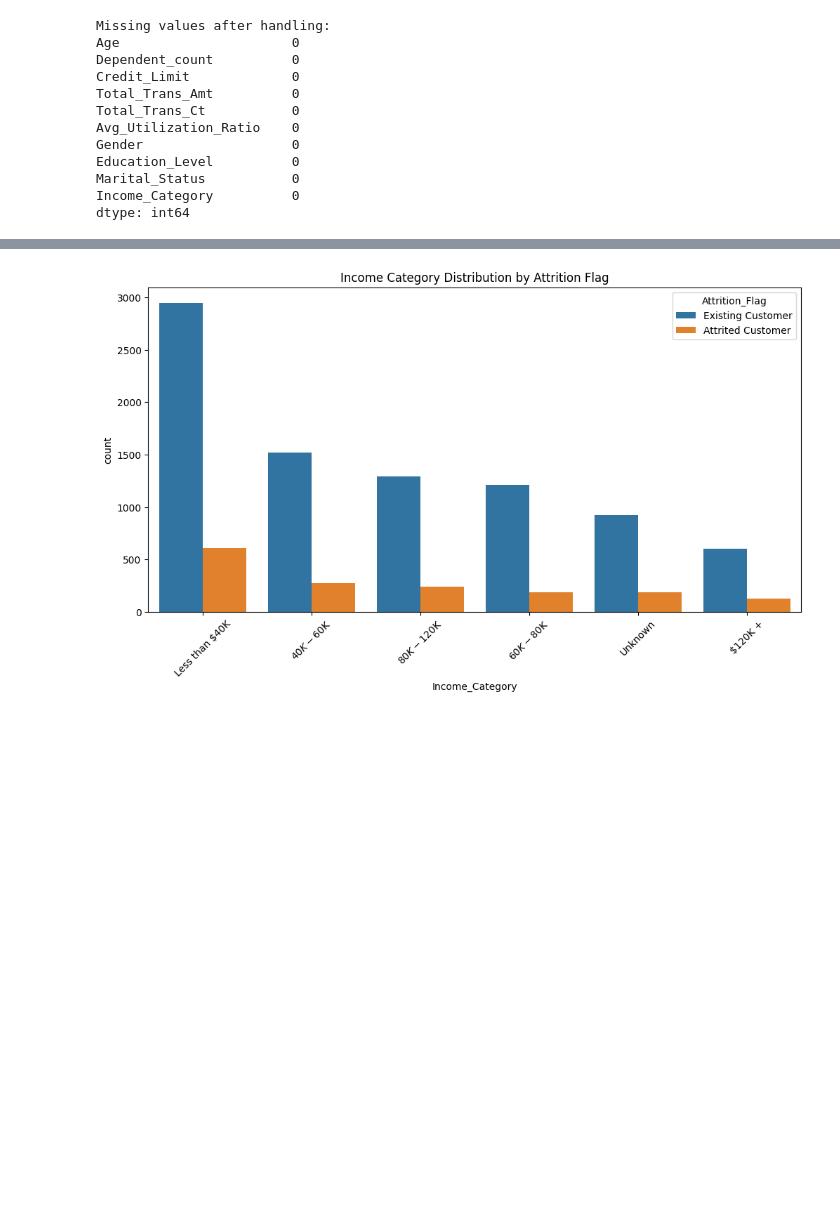
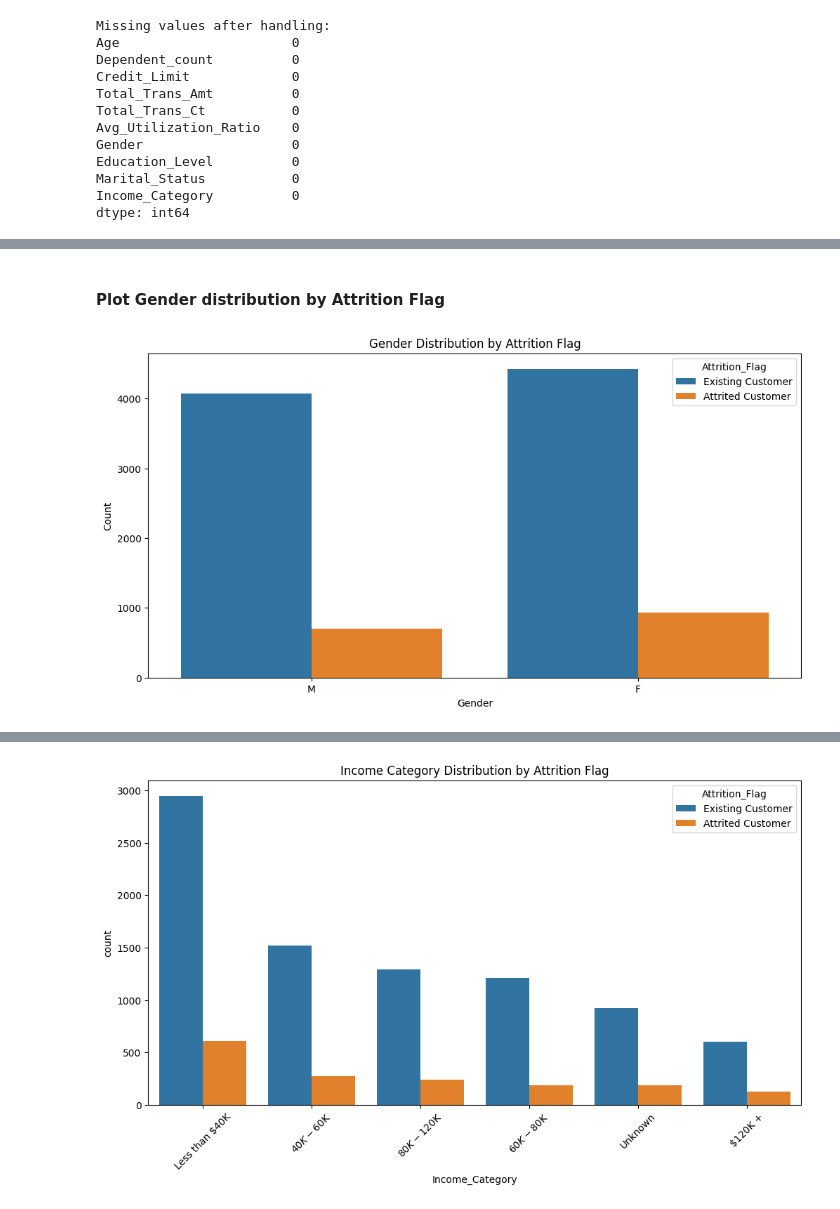
Before and after one commit to mcancell/Py-ETL-Notebook, a Jupyter notebook: Datasets/Banking/05-Analyze/Analyze_Banking_Attrition.ipynb, the cells around one changed output, grey strips where cells are left out. Drawn from its saved outputs; the diff is of its cells as text; code cells hidden in the pictures; blank space fills up the shorter version.

```diff
--- a/Datasets/Banking/05-Analyze/Analyze_Banking_Attrition.ipynb
+++ b/Datasets/Banking/05-Analyze/Analyze_Banking_Attrition.ipynb
@@ -217,0 +245,12 @@ dtype: int64
+# %% [markdown]
+#### Plot Gender distribution by Attrition Flag
+# %%
+# Plot Gender distribution by Attrition Flag
+plt.figure(figsize=(12, 6))
+sns.countplot(x='Gender', hue='Attrition_Flag', data=bank_data)
+plt.title('Gender Distribution by Attrition Flag')
+plt.xlabel('Gender')
+plt.ylabel('Count')
+plt.show()
+# %% [output]
+[figure, added]
```
Also changed, not shown: parts of 36 cells of this notebook.
